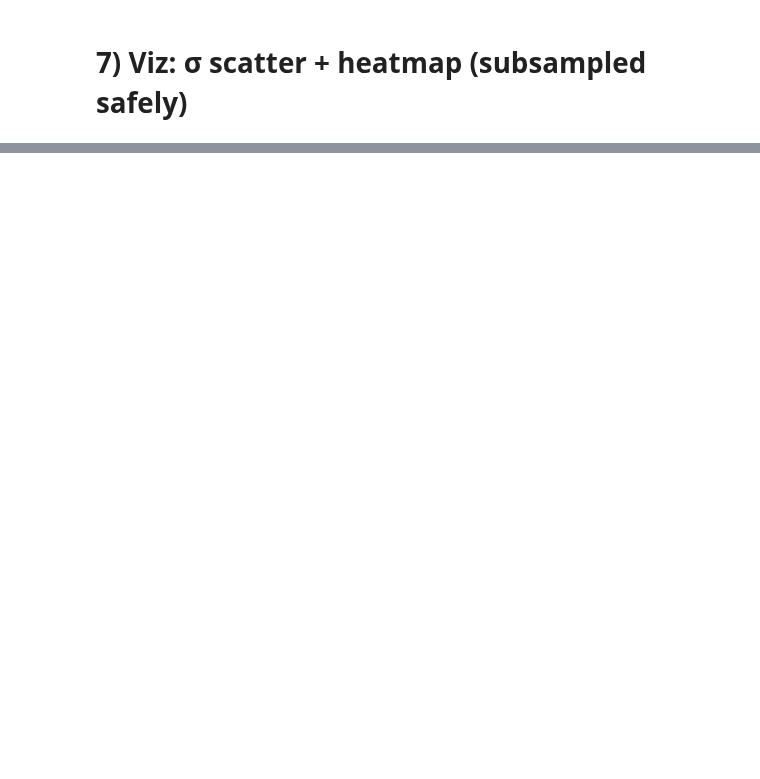
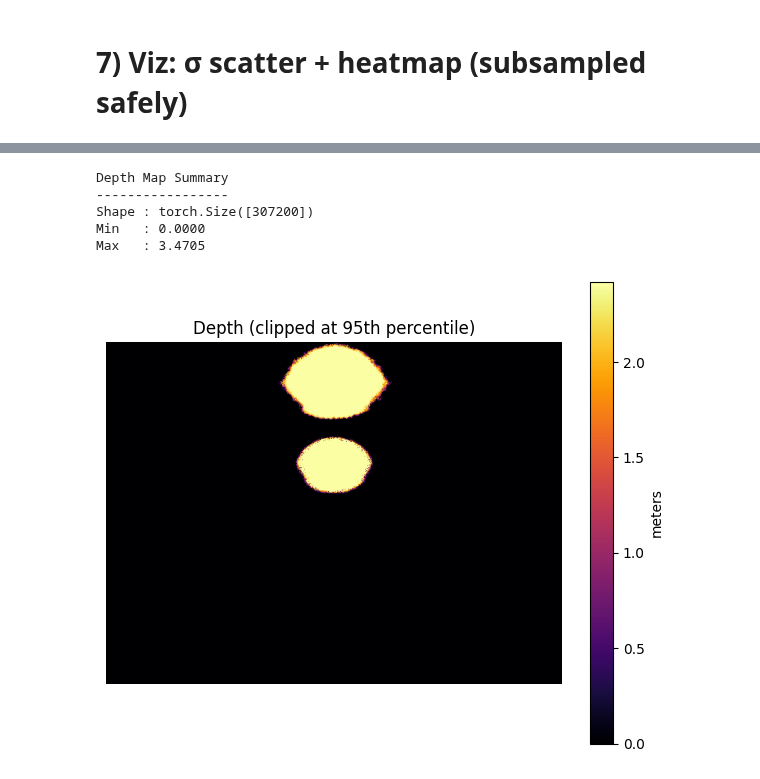
Before and after one commit to WikiGenius/nerf-lab, a Jupyter notebook: examples/demo_traning/demo_eval_sigma.ipynb, the cells around one changed output, grey strips where cells are left out. Drawn from its saved outputs; the diff is of its cells as text; code cells hidden in the pictures; blank space fills up the shorter version.

```diff
--- a/examples/demo_traning/demo_eval_sigma.ipynb
+++ b/examples/demo_traning/demo_eval_sigma.ipynb
@@ -213,0 +214,36 @@ Error:
+# %%
+import torch, matplotlib.pyplot as plt
+
+from nerflab.nerf_sigma_learning.ops import render_depth
+(t, delta, pts) = samples
+depth_map = render_depth(sigma_full, delta, t)
+print(
+    f"Depth Map Summary\n"
+    f"-----------------\n"
+    f"Shape : {depth_map.shape}\n"
+    f"Min   : {depth_map.min():.4f}\n"
+    f"Max   : {depth_map.max():.4f}"
+)
+
+
+# If you know H,W:
+D = depth_map.view(H, W)     # reshape
+
+# Optional: clip long tails for nicer contrast (e.g., p95)
+hi = torch.quantile(D[D.isfinite()], 0.95).item()
+D_vis = torch.clamp(D, 0, hi)
+
+plt.figure(figsize=(6,5))
+plt.imshow(D_vis.cpu().numpy(), cmap='inferno')
+plt.title("Depth (clipped at 95th percentile)")
+plt.axis('off')
+plt.colorbar(label='meters')
+plt.tight_layout()
+plt.show()
+# %% [output]
+Depth Map Summary
+-----------------
+Shape : torch.Size([307200])
+Min   : 0.0000
+Max   : 3.4705
+[figure, added]
```
Also changed, not shown: parts of 5 cells of this notebook, 2 other files.
